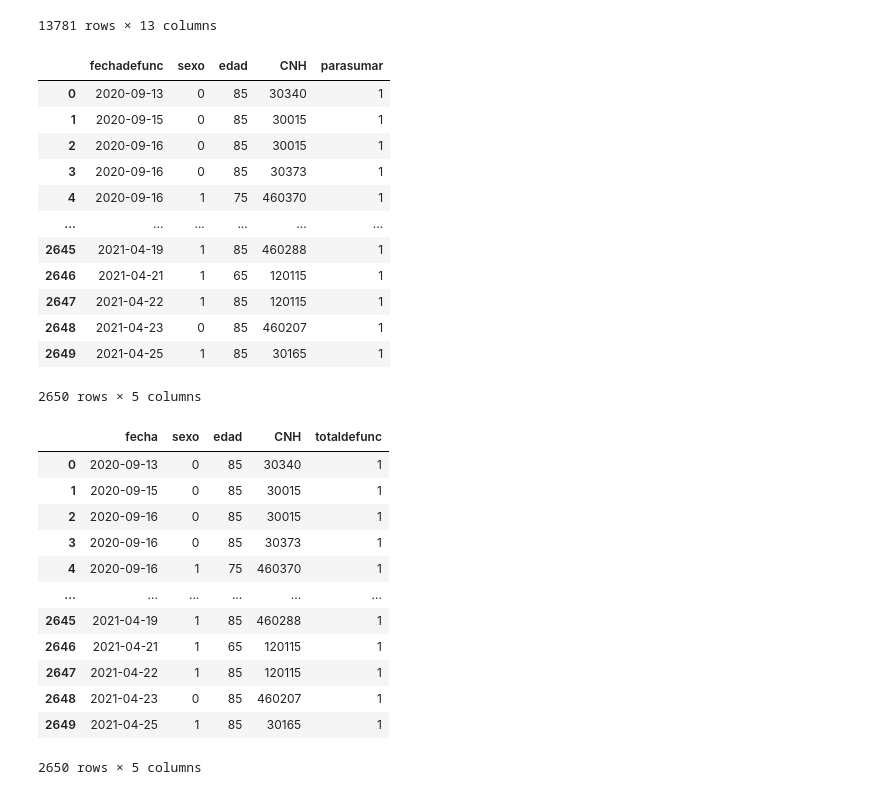
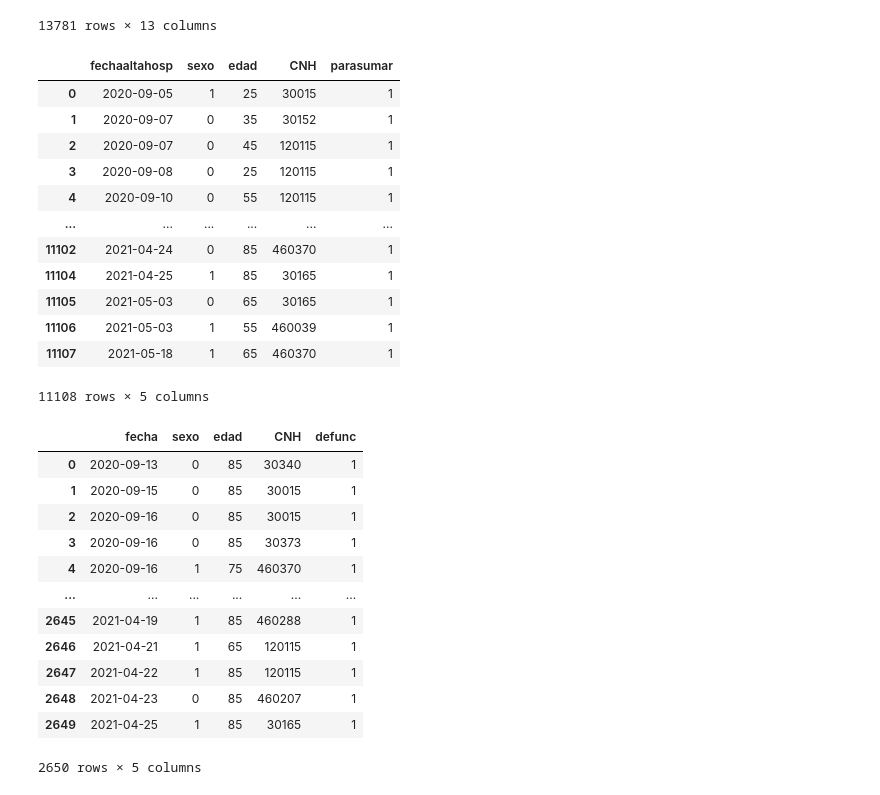
Before and after one commit to jamg-upv/CAHOS19, a Jupyter notebook: python/trataientoDATASET1fake.ipynb, the cells around one changed output. Cells and saved outputs as stored; diff of their text form; code cells hidden in the pictures.

```diff
--- a/python/trataientoDATASET1fake.ipynb
+++ b/python/trataientoDATASET1fake.ipynb
@@ -81,45 +81,45 @@ adt1=pd.read_csv(direccion7, delimiter=',')
 # %%
 #ordenamos los df en la siguiente preferencia: fecha, CNH, edad y sexo
 ingresoshosp1=ingresoshosp1.sort_values(['fechaingrehosp', 'CNH', 'edad','sexo'])
 ingresosuci1=ingresosuci1.sort_values(['fechaingreuci', 'CNH', 'edad','sexo'])
 altasuci1=altasuci1.sort_values(['fechaaltauci', 'CNH', 'edad','sexo'])
 altashosp1=altashosp1.sort_values(['fechaaltahosp', 'CNH', 'edad','sexo'])
 defunc1=defunc1.sort_values(['fechadefunc', 'CNH', 'edad','sexo'])
 traslado1=traslado1.sort_values(['fechatraslado', 'CNH', 'edad','sexo'])
 adt1=adt1.sort_values(['altadeftraslado', 'CNH', 'edad','sexo'])
-defunc1
+altashosp1
 # %% [output]
-|  | fechadefunc | sexo | edad | CNH | parasumar |
-| 0 | 2020-09-13 | 0 | 85 | 30340 | 1 |
-| 1 | 2020-09-15 | 0 | 85 | 30015 | 1 |
-| 2 | 2020-09-16 | 0 | 85 | 30015 | 1 |
-| 3 | 2020-09-16 | 0 | 85 | 30373 | 1 |
-| 4 | 2020-09-16 | 1 | 75 | 460370 | 1 |
+|  | fechaaltahosp | sexo | edad | CNH | parasumar |
+| 0 | 2020-09-05 | 1 | 25 | 30015 | 1 |
+| 1 | 2020-09-07 | 0 | 35 | 30152 | 1 |
+| 2 | 2020-09-07 | 0 | 45 | 120115 | 1 |
+| 3 | 2020-09-08 | 0 | 25 | 120115 | 1 |
+| 4 | 2020-09-10 | 0 | 55 | 120115 | 1 |
 | ... | ... | ... | ... | ... | ... |
-| 2645 | 2021-04-19 | 1 | 85 | 460288 | 1 |
-| 2646 | 2021-04-21 | 1 | 65 | 120115 | 1 |
-| 2647 | 2021-04-22 | 1 | 85 | 120115 | 1 |
-| 2648 | 2021-04-23 | 0 | 85 | 460207 | 1 |
-| 2649 | 2021-04-25 | 1 | 85 | 30165 | 1 |
+| 11102 | 2021-04-24 | 0 | 85 | 460370 | 1 |
+| 11104 | 2021-04-25 | 1 | 85 | 30165 | 1 |
+| 11105 | 2021-05-03 | 0 | 65 | 30165 | 1 |
+| 11106 | 2021-05-03 | 1 | 55 | 460039 | 1 |
+| 11107 | 2021-05-18 | 1 | 65 | 460370 | 1 |
-2650 rows × 5 columns
+11108 rows × 5 columns
 # %%
 #cambiamos el nombre de la columna para luego unir df
-ingresoshosp1=ingresoshosp1.rename(columns={'parasumar':'totalingresoshosp'})
+ingresoshosp1=ingresoshosp1.rename(columns={'parasumar':'ingresoshosp'})
 ingresoshosp1=ingresoshosp1.rename(columns={'fechaingrehosp': 'fecha'})
-ingresosuci1=ingresosuci1.rename(columns={'parasumar':'totalingresosuci'})
+ingresosuci1=ingresosuci1.rename(columns={'parasumar':'ingresosuci'})
 ingresosuci1=ingresosuci1.rename(columns={'fechaingreuci':'fecha'})
-altasuci1=altasuci1.rename(columns={'parasumar':'totalaltasuci'})
+altasuci1=altasuci1.rename(columns={'parasumar':'altasuci'})
 altasuci1=altasuci1.rename(columns={'fechaaltauci':'fecha'})
-altashosp1=altashosp1.rename(columns={'parasumar':'totaltashosp'})
+altashosp1=altashosp1.rename(columns={'parasumar':'altashosp'})
 altashosp1=altashosp1.rename(columns={'fechaaltahosp':'fecha'})
-defunc1=defunc1.rename(columns={'parasumar': 'totaldefunc'})
+defunc1=defunc1.rename(columns={'parasumar': 'defunc'})
 defunc1=defunc1.rename(columns={'fechadefunc': 'fecha'})
-traslado1=traslado1.rename(columns={'parasumar':'totaltraslado'})
+traslado1=traslado1.rename(columns={'parasumar':'traslados'})
 traslado1=traslado1.rename(columns={'fechatraslado':'fecha'})
 adt1=adt1.rename(columns={'parasumar':'totaladt'})
 defunc1
 # %% [output]
-|  | fecha | sexo | edad | CNH | totaldefunc |
+|  | fecha | sexo | edad | CNH | defunc |
 | 0 | 2020-09-13 | 0 | 85 | 30340 | 1 |
 | 1 | 2020-09-15 | 0 | 85 | 30015 | 1 |
 | 2 | 2020-09-16 | 0 | 85 | 30015 | 1 |
```
Also changed, not shown: parts of 7 cells of this notebook.
